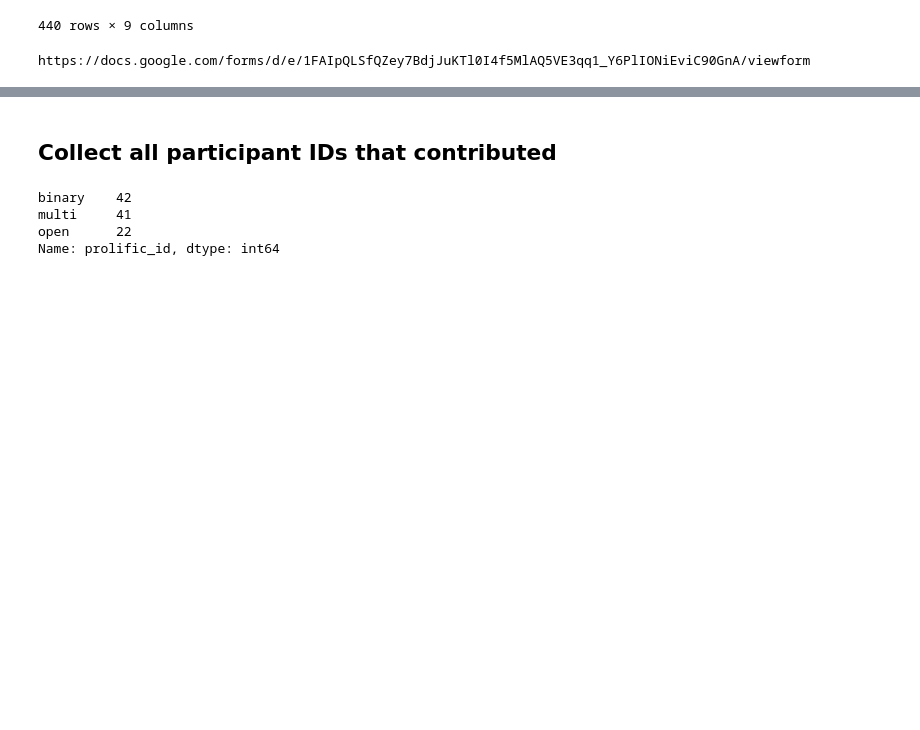
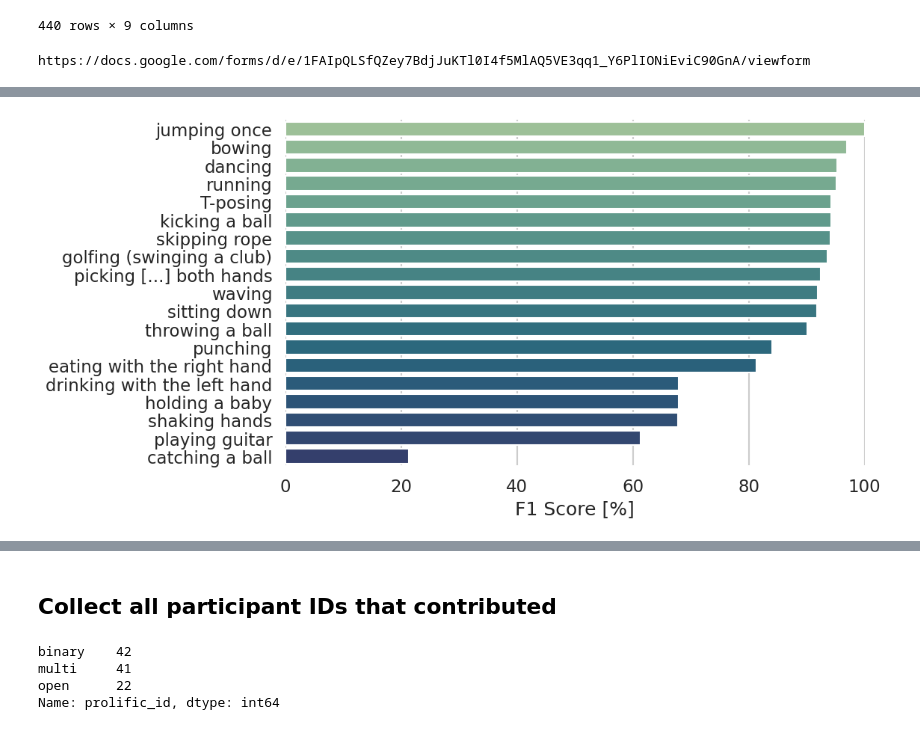
Before and after one commit to mauricekraus/quants-generate, a Jupyter notebook: time_qa-dataset/notebooks/Read Forms.ipynb, the cells around one changed output, grey strips where cells are left out. Saved outputs shown, nothing was run; the diff lists cells and outputs as text; code cells hidden in the pictures; blank space fills up the shorter version.

Commit message:
Eval human identification of actions

```diff
--- a/time_qa-dataset/notebooks/Read Forms.ipynb
+++ b/time_qa-dataset/notebooks/Read Forms.ipynb
@@ -416,0 +422,5 @@ metrics(
+# %%
+df_id_data = pd.read_csv(identification_results, index_col=0).rename(
+    columns={"answer": "action_classification"}
+)
+df_id_data
@@ -416,0 +493,3 @@ metrics(
+# %%
+action_to_int = {action: index for index, action in enumerate(df_id["action_sequence"].explode().unique())}
+action_to_int
@@ -416,0 +516,5 @@ metrics(
+# %%
+before = len(df_id)
+df_id = df_id[df_id["action_classification"] != "<not recognized>"]
+after = len(df_id)
+f"Removed {before - after} entries with <not recognized> out of {before} ({(before - after) / before:.2%})"
@@ -416,0 +544,10 @@ metrics(
+# %%
+res = {}
+
+for correct_action, data in df_id.groupby("action_sequence"):
+    res[correct_action] = get_metrics(data)
+    res[correct_action]["count"] = data.shape[0]
+
+df_individual_actions = pd.DataFrame(res).T.sort_index().astype({"count": int})
+df_individual_actions[["Accuracy", "Precision", "Recall", "F1"]] *= 100
+df_individual_actions
@@ -416,0 +572,24 @@ metrics(
+# %%
+sns.set_theme(style="whitegrid")
+sns.set_context("talk", font_scale=1)
+
+plt.figure(figsize=(10, 6))
+sns.barplot(
+    data=df_individual_actions.reset_index()
+    .sort_values(by="F1", ascending=False)
+    .replace({"index": {"picking something up with both hands": "picking [...] both hands"}}),
+    x="F1",
+    y="index",
+    hue="F1",
+    palette=sns.color_palette("crest_r", n_colors=len(df_individual_actions)),
+    legend=False,
+)
+plt.xlabel("F1 Score [%]")
+plt.ylabel(None)
+plt.xlim(0, 100)
+sns.despine(left=True, bottom=True)
+plt.savefig(f"action_classification_{mode}.pdf", bbox_inches="tight", pad_inches=0)
+
+plt.show()
+# %% [output]
+[figure, added]
```
Also changed, not shown: parts of 23 cells of this notebook, 1 other file.
